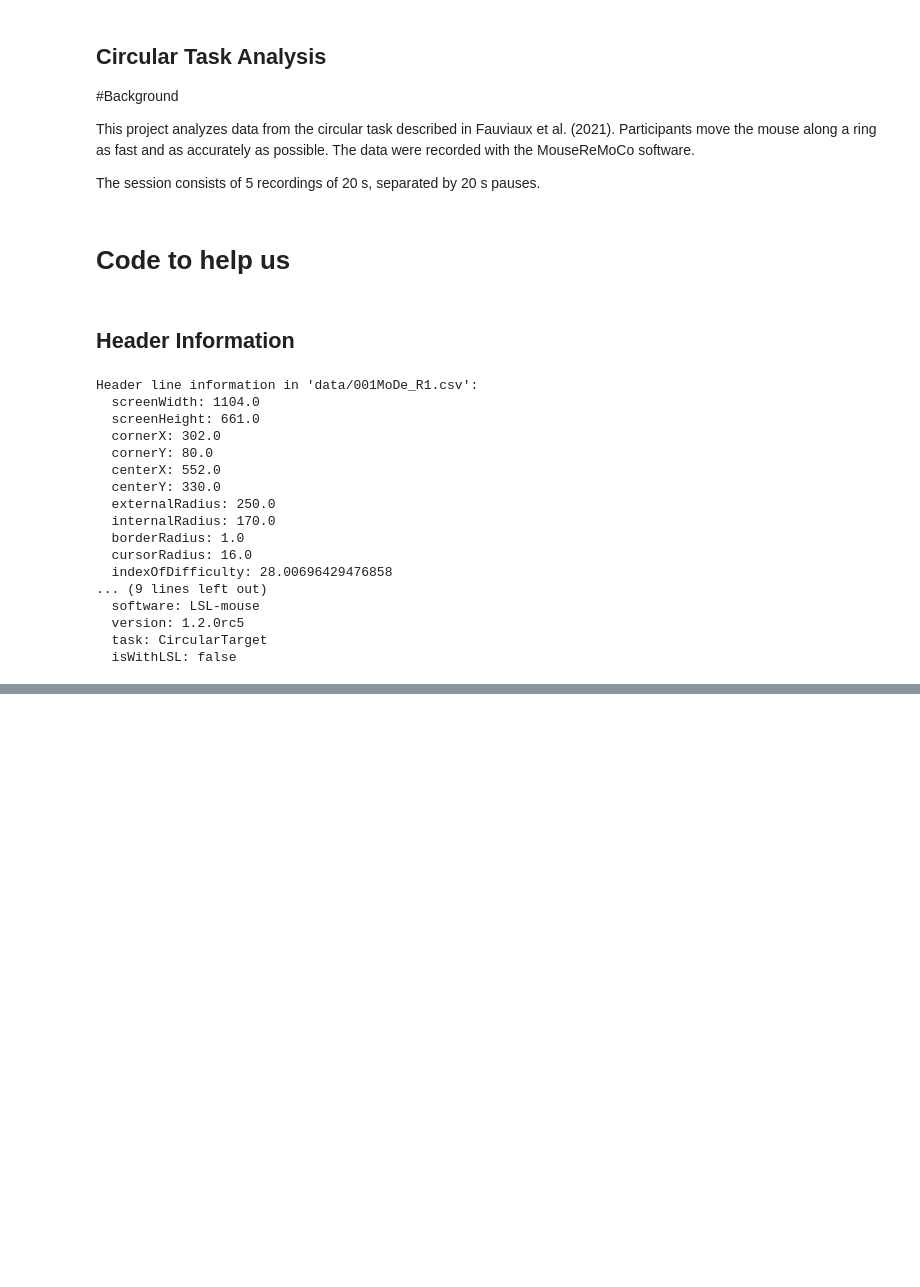
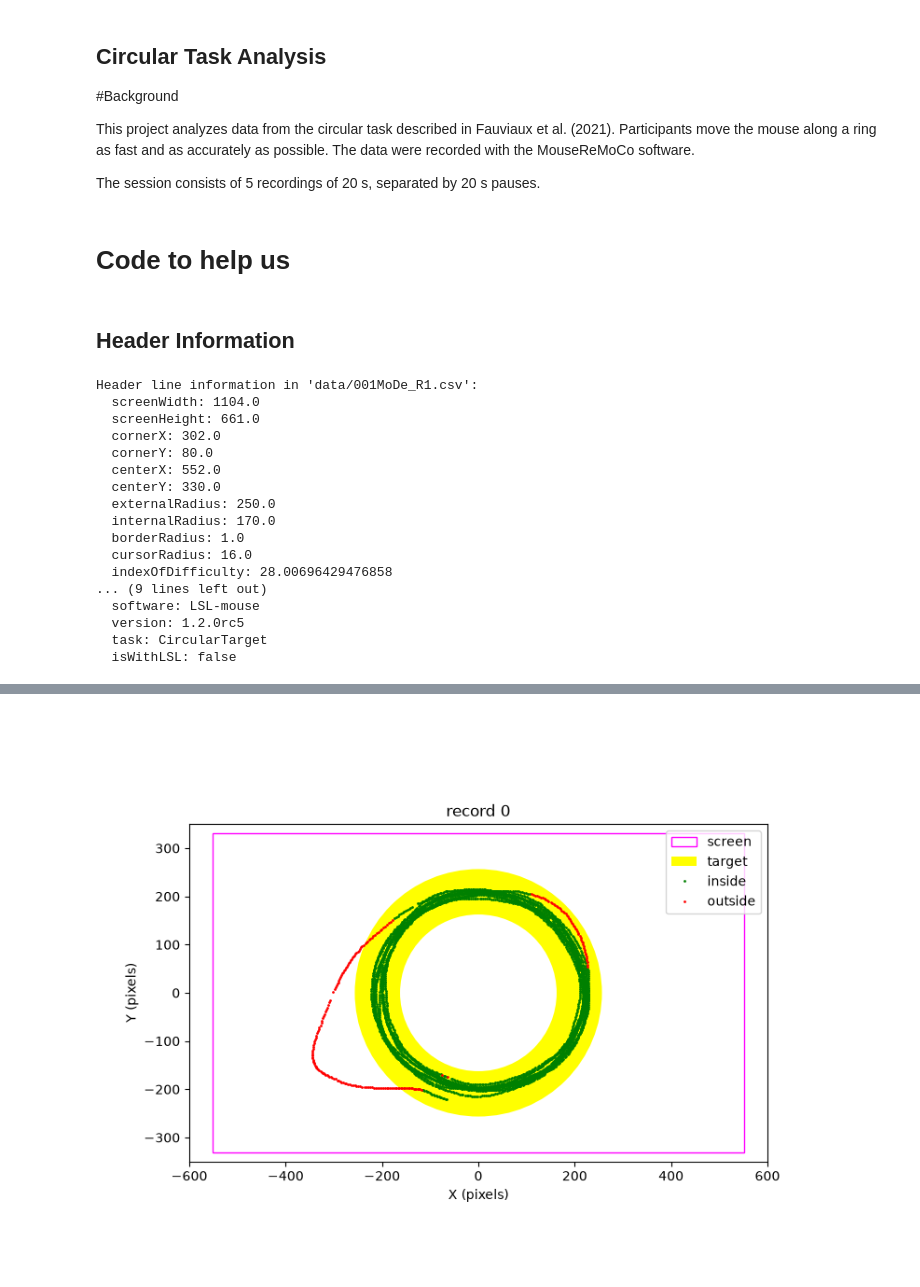
Before and after one commit to damienclanet080805-netizen/Circular-task-D, a Jupyter notebook: Circular task D.ipynb, the cells around one changed output, grey strips where cells are left out. Saved outputs shown, nothing was run; the diff lists cells and outputs as text; code cells hidden in the pictures; blank space fills up the shorter version.

```diff
--- a/Circular task D.ipynb
+++ b/Circular task D.ipynb
@@ -63,0 +324,90 @@ Header line information in 'data/001MoDe_R1.csv':
+# %%
+
+
+# Read task geometry from the header
+center_x = header["centerX"]
+center_y = header["centerY"]
+
+screen_width = header["screenWidth"]
+screen_height = header["screenHeight"]
+
+task_radius = header["taskRadius"]
+task_tolerance = header["taskTolerance"]
+
+# Screen coordinates relative to the center
+screen_left = -center_x
+screen_bottom = -center_y
+
+for i, segment in enumerate(recordings):
+
+    # Convert mouse coordinates to centered coordinates
+    x = segment[:, 1] - center_x
+    y = center_y - segment[:, 2]
+
+    # Identify points inside and outside the target
+    inside = segment[:, 3] == 1
+    outside = segment[:, 3] == 0
+
+    fig, ax = plt.subplots(figsize=(8, 6))
+
+    # Draw screen boundary
+    screen = Rectangle(
+        (screen_left, screen_bottom),
+        screen_width,
+        screen_height,
+        fill=False,
+        edgecolor="magenta",
+        linewidth=1,
+        label="screen"
+    )
+    ax.add_patch(screen)
+
+    # Draw target area as an annulus
+    outer_target = Circle(
+        (0, 0),
+        task_radius + task_tolerance,
+        facecolor="yellow",
+        edgecolor="none",
+        label="target"
+    )
+    inner_target = Circle(
+        (0, 0),
+        task_radius - task_tolerance,
+        facecolor="white",
+        edgecolor="none"
+    )
+
+    ax.add_patch(outer_target)
+    ax.add_patch(inner_target)
+
+    # Plot mouse trajectory
+    ax.plot(
+        x[inside], y[inside],
+        ".",
+        color="green",
+        markersize=2,
+        label="inside"
+    )
+
+    ax.plot(
+        x[outside], y[outside],
+        ".",
+        color="red",
+        markersize=2,
+        label="outside"
+    )
+
+    ax.set_title(f"record {i}")
+    ax.set_xlabel("X (pixels)")
+    ax.set_ylabel("Y (pixels)")
+
+    ax.set_xlim(-600, 600)
+    ax.set_ylim(-350, 350)
+    ax.set_aspect("equal")
+
+    ax.legend(loc="upper right")
+    ax.grid(False)
+
+    plt.show()
+# %% [output]
+[figure, added]
```
Also changed, not shown: parts of 36 cells of this notebook.
